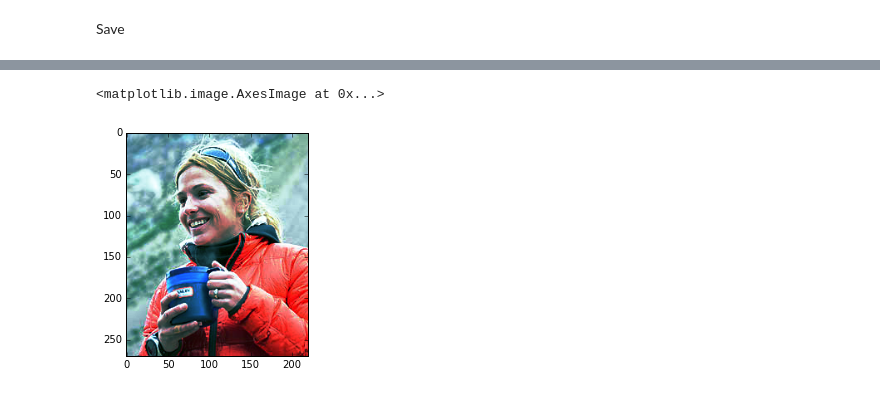
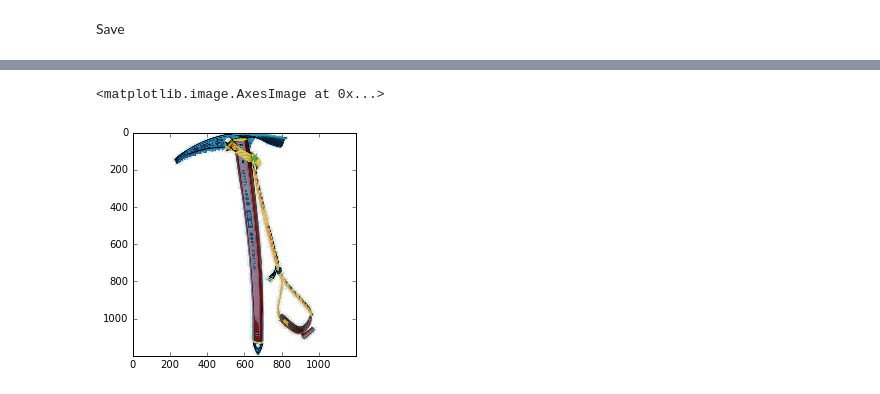
Before and after one commit to michhar/python-jupyter-notebooks, a Jupyter notebook: primers/Numpy_Image.ipynb, the cells around one changed output, grey strips where cells are left out. Saved outputs shown, nothing was run; the diff lists cells and outputs as text; code cells hidden in the pictures.

```diff
--- a/primers/Numpy_Image.ipynb
+++ b/primers/Numpy_Image.ipynb
@@ -92,6 +101,7 @@ np.save('p_arnot', img2)
 # %%
-img2 = np.load('p_arnot.npy')
+# Load equalized image back up for sanity check
+img2 = np.load('my_saved_img.npy')
 plt.imshow(img2)
 # %% [output]
 <matplotlib.image.AxesImage at 0x...>
-[figure, old version]
+[figure, new version]
```
Also changed, not shown: parts of 31 cells of this notebook.
